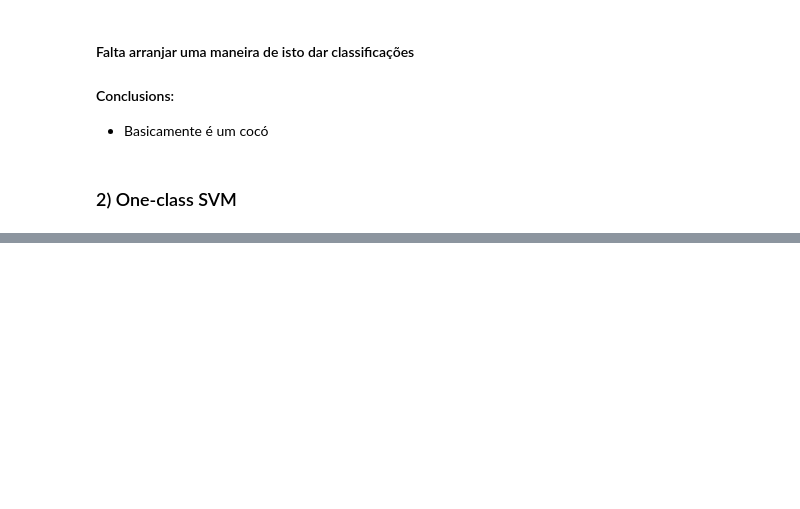
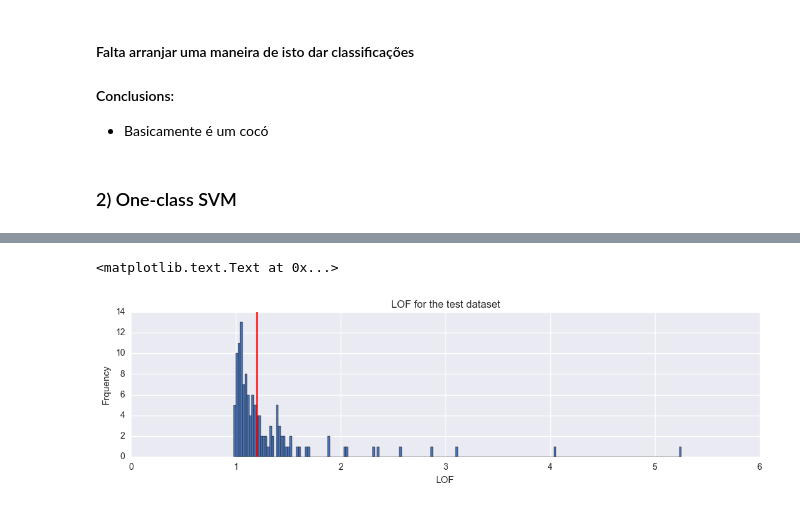
Before and after one commit to msandim/tum-anomaly-detection-challenges, a Jupyter notebook: Homework 1/HW1 - Miguel Sandim.ipynb, the cells around one changed output, grey strips where cells are left out. Cells and saved outputs as stored; diff of their text form; code cells hidden in the pictures; blank space fills up the shorter version.

```diff
--- a/Homework 1/HW1 - Miguel Sandim.ipynb
+++ b/Homework 1/HW1 - Miguel Sandim.ipynb
@@ -339,0 +352,4 @@ Confusion matrix, without normalization
+# %%
+cena = LOF(X_train_ok, 5)
+# %%
+lofs = cena.predict(X_test)
@@ -339,0 +358,10 @@ Confusion matrix, without normalization
+# %%
+plt.figure(figsize=(13, 3), dpi=500)
+plt.hist(lofs, 200)
+plt.axvline(1.2, color="r")
+plt.xlabel('LOF')
+plt.ylabel('Frquency')
+plt.title('LOF for the test dataset')
+# %% [output]
+<matplotlib.text.Text at 0x...>
+[figure, added]
```
Also changed, not shown: parts of 8 cells of this notebook.
